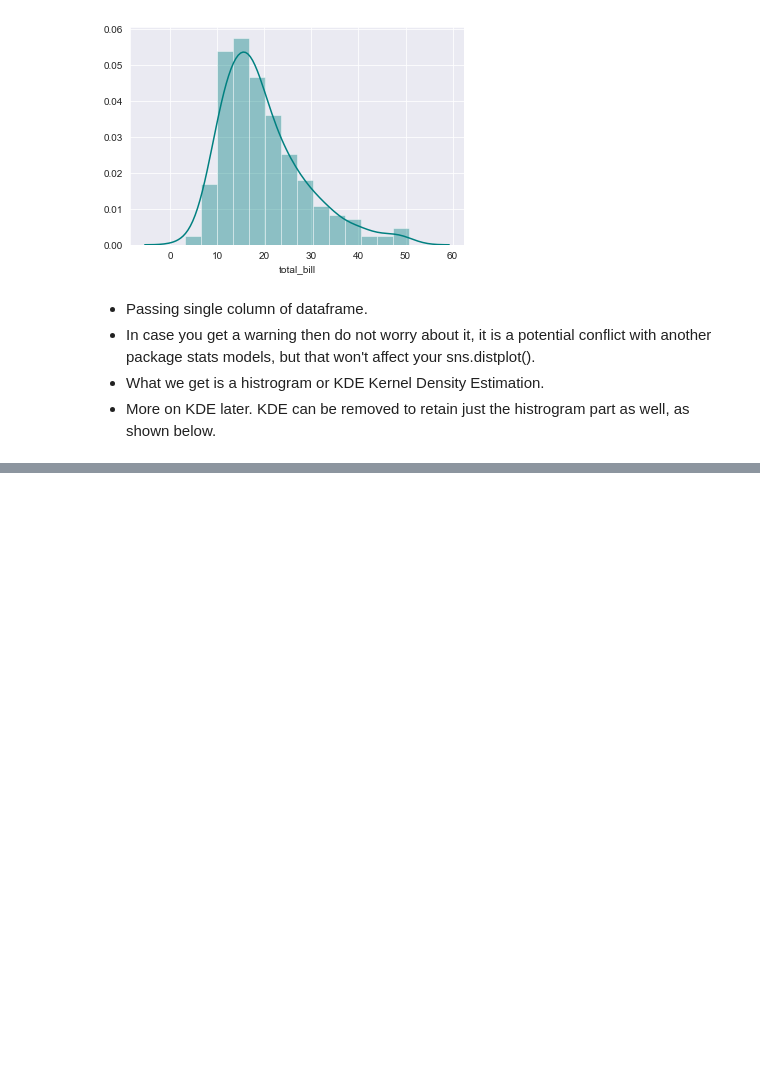
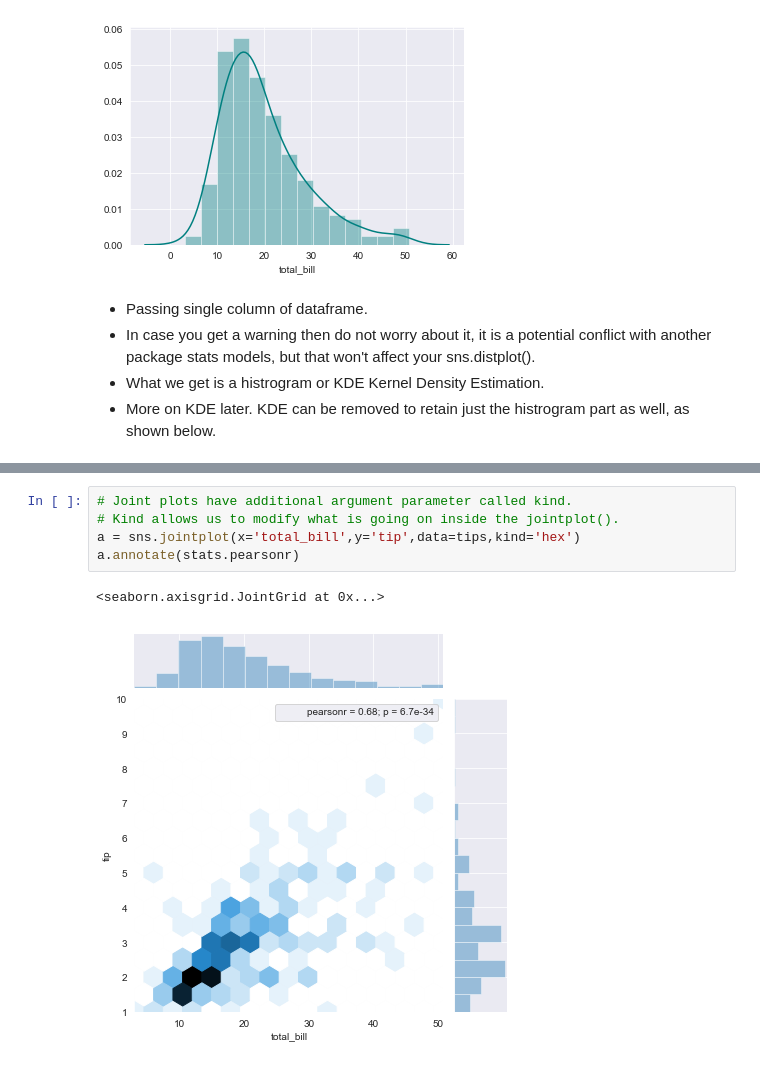
Before and after one commit to AnmolTomer/ml_bootcamp_udemy, a Jupyter notebook: 09. Data Visualization - Seaborn/9.1 Distribution Plots.ipynb, the cells around one changed output, grey strips where cells are left out. Cells and saved outputs as stored; diff of their text form; blank space fills up the shorter version.

```diff
--- a/09. Data Visualization - Seaborn/9.1 Distribution Plots.ipynb
+++ b/09. Data Visualization - Seaborn/9.1 Distribution Plots.ipynb
@@ -67,0 +127,8 @@ sns.distplot(tips['total_bill'],color='purple',kde=False)
+# %%
+# Joint plots have additional argument parameter called kind.
+# Kind allows us to modify what is going on inside the jointplot().
+a = sns.jointplot(x='total_bill',y='tip',data=tips,kind='hex')
+a.annotate(stats.pearsonr)
+# %% [output]
+<seaborn.axisgrid.JointGrid at 0x...>
+[figure, added]
```
Also changed, not shown: parts of 31 cells of this notebook.
